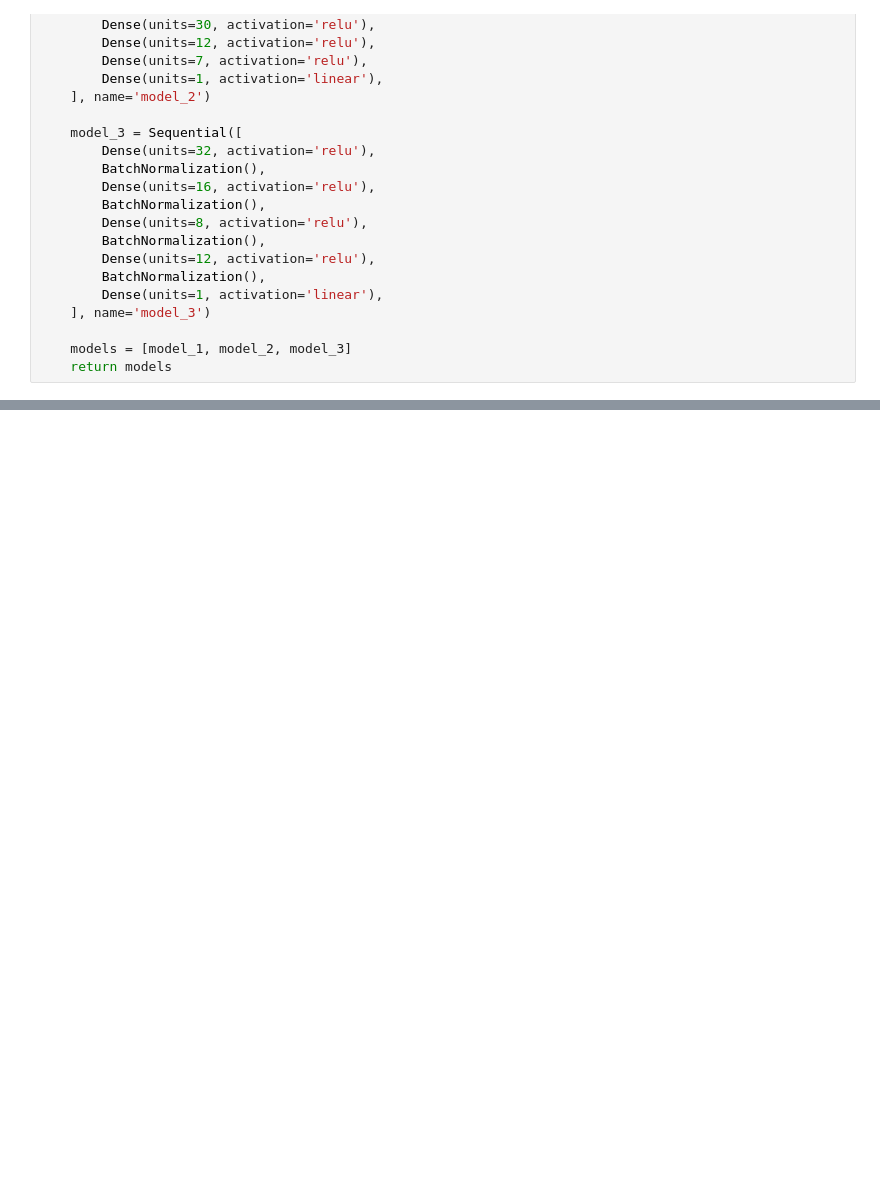
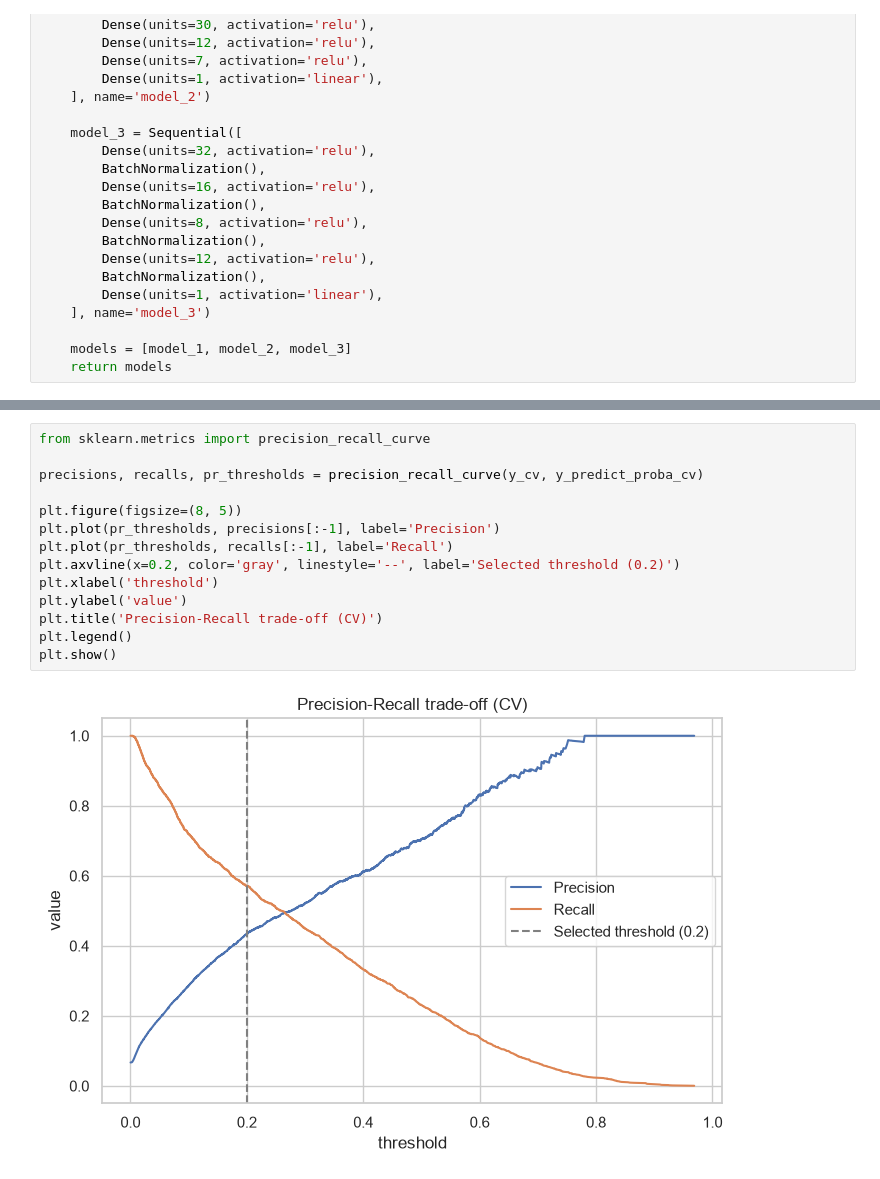
Before and after one commit to coretlwww/credit-risk-prediction, a Jupyter notebook: notebooks/03_modeling.ipynb, the cells around one changed output, grey strips where cells are left out. Cells and saved outputs as stored; diff of their text form; blank space fills up the shorter version.

```diff
--- a/notebooks/03_modeling.ipynb
+++ b/notebooks/03_modeling.ipynb
@@ -188,3 +260,19 @@ threshold=0.4: recall=0.333, precision=0.609, f1=0.431
+# %%
+from sklearn.metrics import precision_recall_curve
+
+precisions, recalls, pr_thresholds = precision_recall_curve(y_cv, y_predict_proba_cv)
+
+plt.figure(figsize=(8, 5))
+plt.plot(pr_thresholds, precisions[:-1], label='Precision')
+plt.plot(pr_thresholds, recalls[:-1], label='Recall')
+plt.axvline(x=0.2, color='gray', linestyle='--', label='Selected threshold (0.2)')
+plt.xlabel('threshold')
+plt.ylabel('value')
+plt.title('Precision-Recall trade-off (CV)')
+plt.legend()
+plt.show()
+# %% [output]
+[figure, added]
 # %%
 y_predict_proba_test = xgbc_model.predict_proba(x_test)[:, 1]
 y_predict_class_test = (y_predict_proba_test >= 0.2).astype(int)
```
Also changed, not shown: parts of 21 cells of this notebook, 16 other files.
